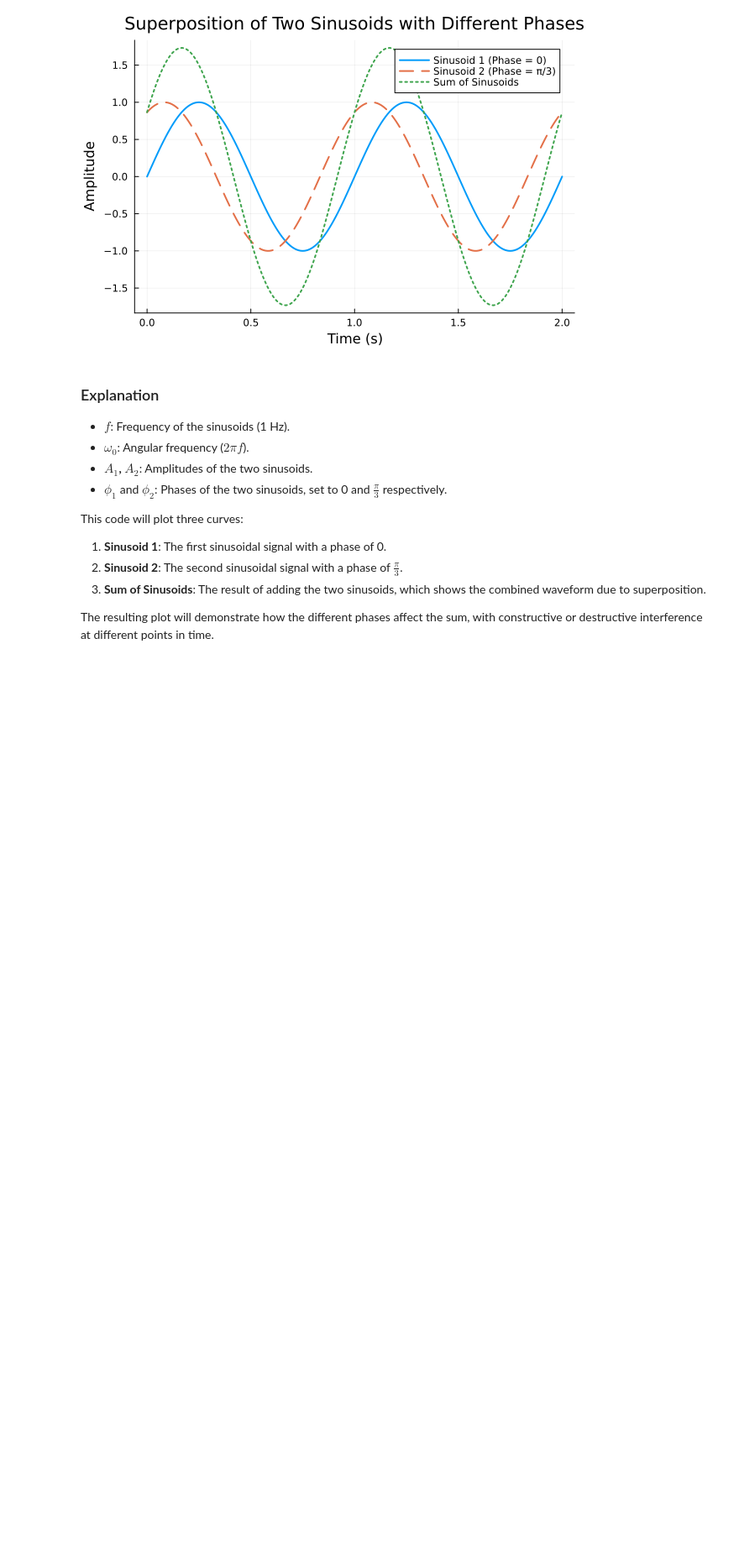
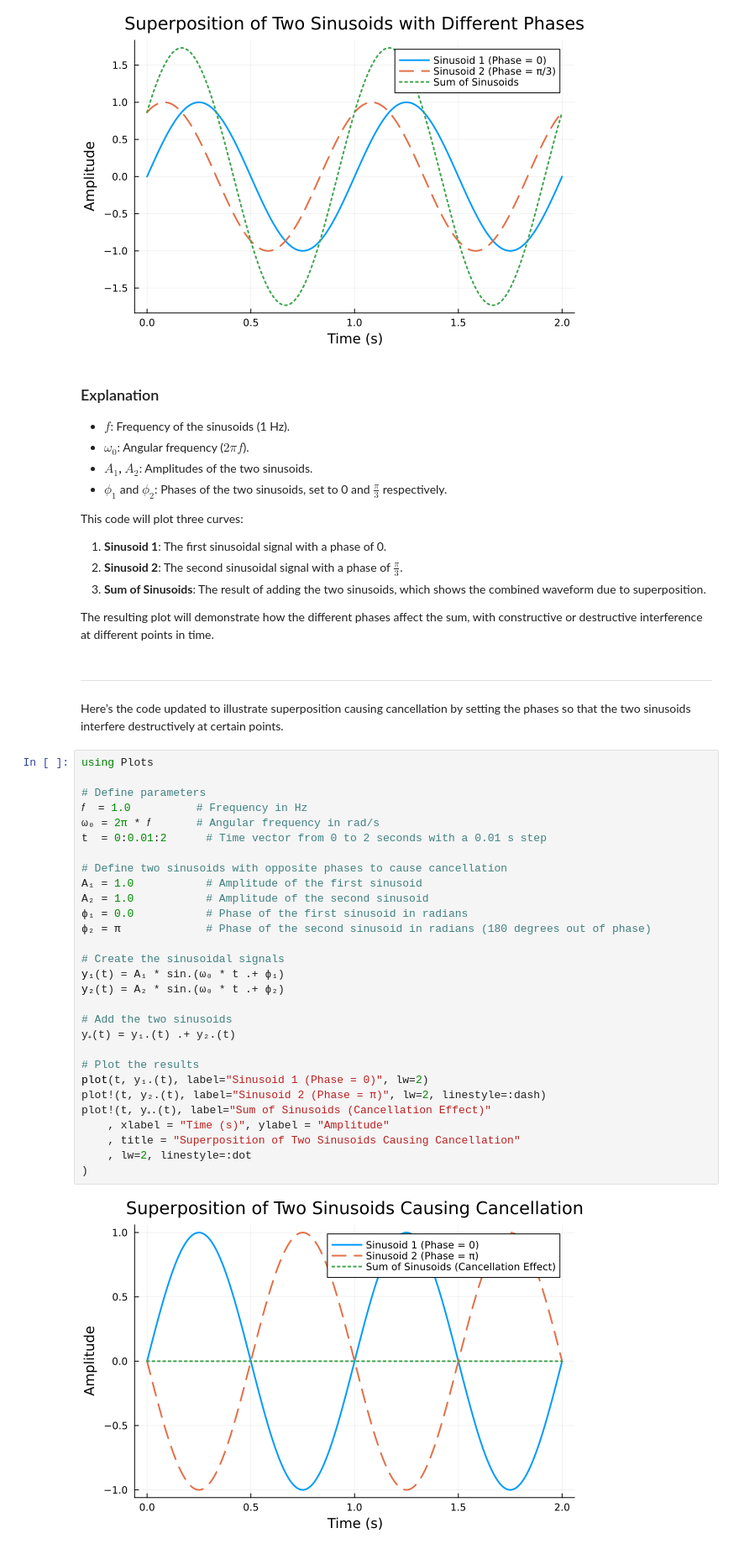
Before and after one commit to setrar/MobCom, a Jupyter notebook: Lectures/01/superposition.ipynb, the cells around one changed output. Shown: that part at 84% size. Drawn from its saved outputs; the diff is of its cells as text; blank space fills up the shorter version.

```diff
--- a/Lectures/01/superposition.ipynb
+++ b/Lectures/01/superposition.ipynb
@@ -48,3 +49,37 @@ This code will plot three curves:
 3. **Sum of Sinusoids**: The result of adding the two sinusoids, which shows the combined waveform due to superposition.
 
 The resulting plot will demonstrate how the different phases affect the sum, with constructive or destructive interference at different points in time.
+# %% [markdown]
+---
+Here’s the code updated to illustrate superposition causing cancellation by setting the phases so that the two sinusoids interfere destructively at certain points.
+# %%
+using Plots
+
+# Define parameters
+𝑓  = 1.0          # Frequency in Hz
+ω₀ = 2π * 𝑓       # Angular frequency in rad/s
+t  = 0:0.01:2      # Time vector from 0 to 2 seconds with a 0.01 s step
+
+# Define two sinusoids with opposite phases to cause cancellation
+A₁ = 1.0           # Amplitude of the first sinusoid
+A₂ = 1.0           # Amplitude of the second sinusoid
+ϕ₁ = 0.0           # Phase of the first sinusoid in radians
+ϕ₂ = π             # Phase of the second sinusoid in radians (180 degrees out of phase)
+
+# Create the sinusoidal signals
+y₁(t) = A₁ * sin.(ω₀ * t .+ ϕ₁)
+y₂(t) = A₂ * sin.(ω₀ * t .+ ϕ₂)
+
+# Add the two sinusoids
+y₊(t) = y₁.(t) .+ y₂.(t)
+
+# Plot the results
+plot(t, y₁.(t), label="Sinusoid 1 (Phase = 0)", lw=2)
+plot!(t, y₂.(t), label="Sinusoid 2 (Phase = π)", lw=2, linestyle=:dash)
+plot!(t, y₊.(t), label="Sum of Sinusoids (Cancellation Effect)"
+    , xlabel = "Time (s)", ylabel = "Amplitude"
+    , title = "Superposition of Two Sinusoids Causing Cancellation"
+    , lw=2, linestyle=:dot
+)
+# %% [output]
+[figure, added]
```
Also changed, not shown: parts of 2 cells of this notebook.
